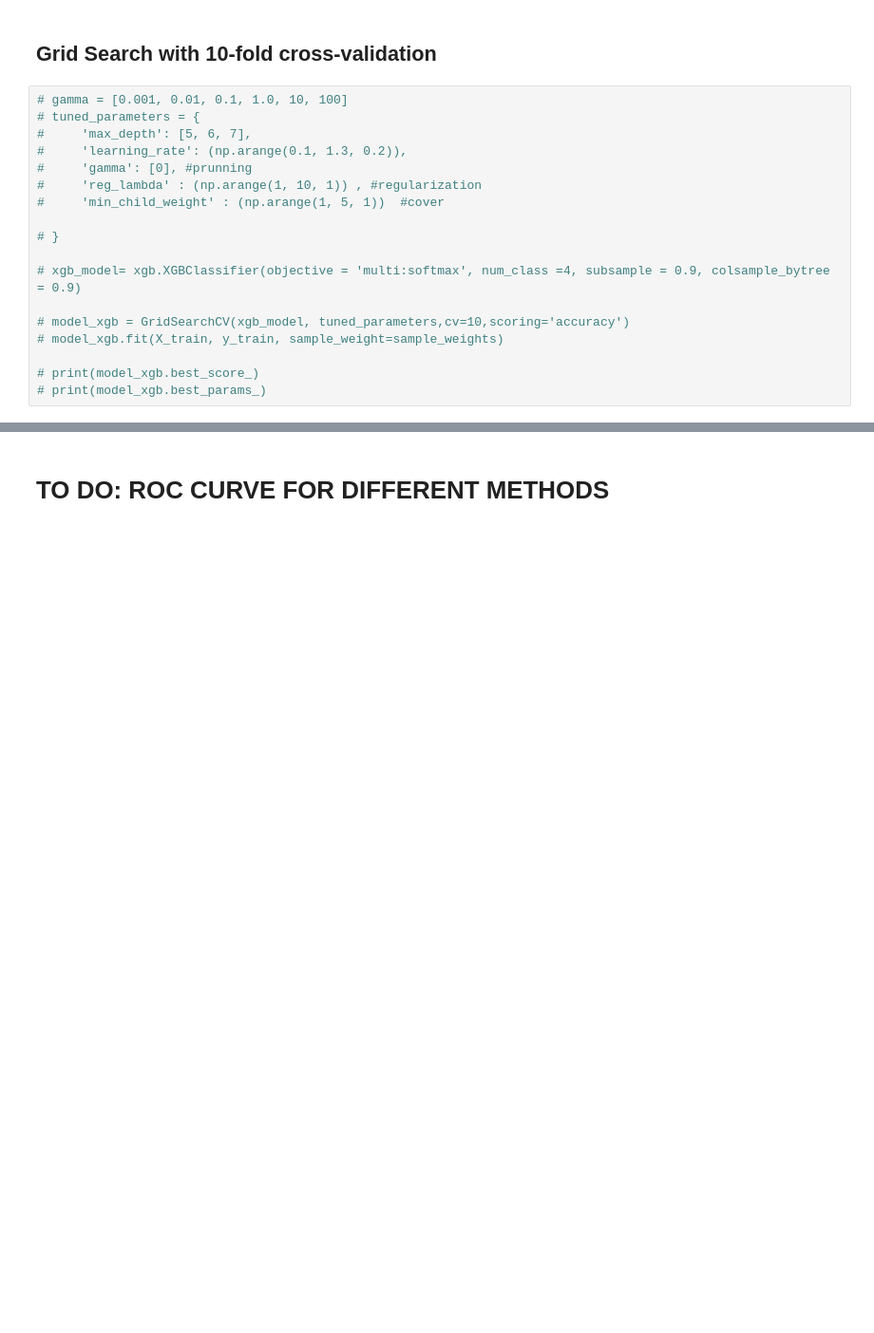
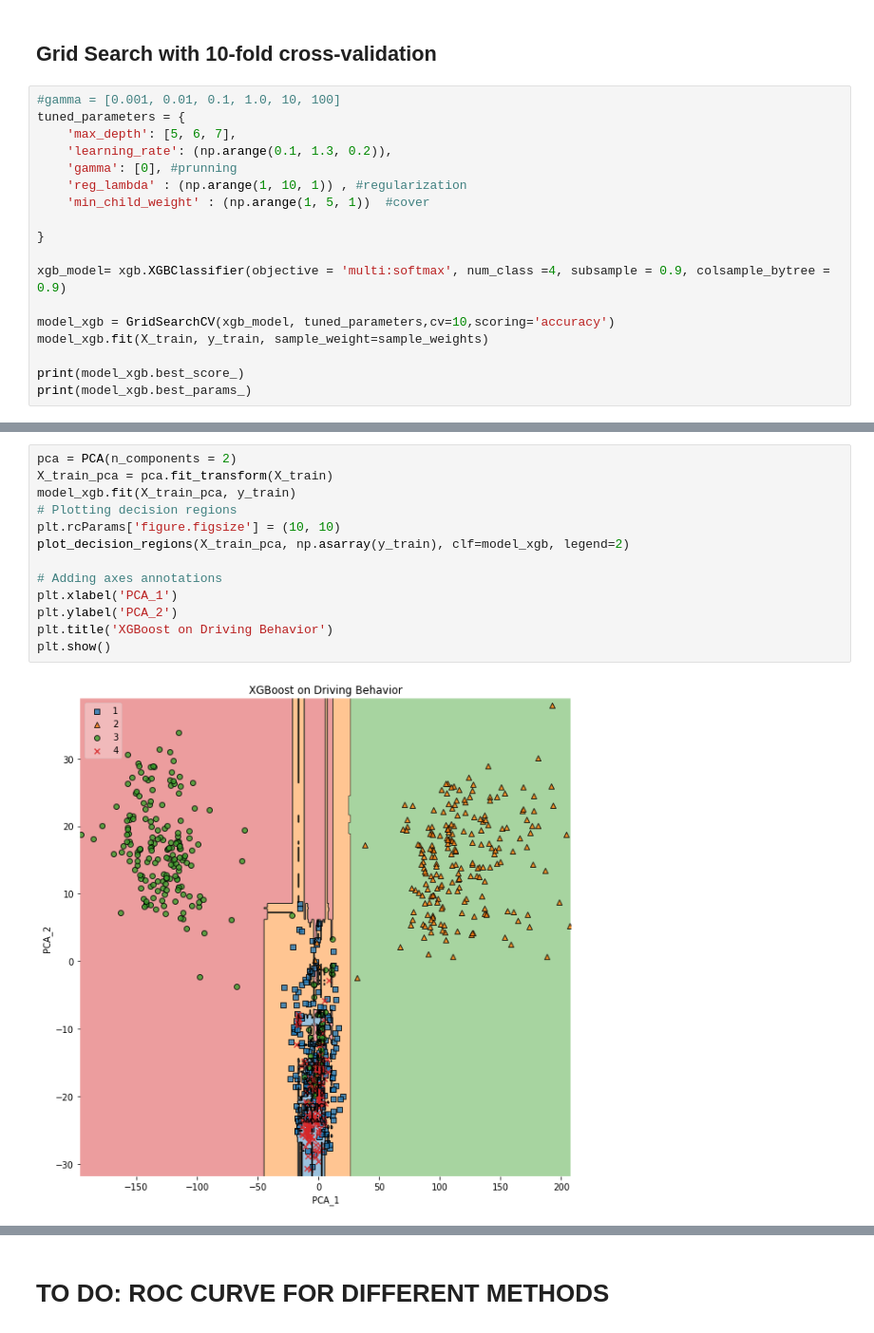
Before and after one commit to monikachudyba/MachineLearningProjects, a Jupyter notebook: Driving Behavior Dataset.ipynb, the cells around one changed output, grey strips where cells are left out. Shown at 95% size. Cells and saved outputs as stored; diff of their text form; blank space fills up the shorter version.

```diff
--- a/Driving Behavior Dataset.ipynb
+++ b/Driving Behavior Dataset.ipynb
@@ -824,20 +826,20 @@ Text(0, 0.5, 'Cross-Validated Accuracy')
 # %% [markdown]
 ## Grid Search with 10-fold cross-validation
 # %%
-# gamma = [0.001, 0.01, 0.1, 1.0, 10, 100]
-# tuned_parameters = {
-#     'max_depth': [5, 6, 7],
-#     'learning_rate': (np.arange(0.1, 1.3, 0.2)),
-#     'gamma': [0], #prunning
-#     'reg_lambda' : (np.arange(1, 10, 1)) , #regularization
-#     'min_child_weight' : (np.arange(1, 5, 1))  #cover
+#gamma = [0.001, 0.01, 0.1, 1.0, 10, 100]
+tuned_parameters = {
+    'max_depth': [5, 6, 7],
+    'learning_rate': (np.arange(0.1, 1.3, 0.2)),
+    'gamma': [0], #prunning
+    'reg_lambda' : (np.arange(1, 10, 1)) , #regularization
+    'min_child_weight' : (np.arange(1, 5, 1))  #cover
 
-# }
+}
 
-# xgb_model= xgb.XGBClassifier(objective = 'multi:softmax', num_class =4, subsample = 0.9, colsample_bytree = 0.9)
+xgb_model= xgb.XGBClassifier(objective = 'multi:softmax', num_class =4, subsample = 0.9, colsample_bytree = 0.9)
 
-# model_xgb = GridSearchCV(xgb_model, tuned_parameters,cv=10,scoring='accuracy')
-# model_xgb.fit(X_train, y_train, sample_weight=sample_weights)
+model_xgb = GridSearchCV(xgb_model, tuned_parameters,cv=10,scoring='accuracy')
+model_xgb.fit(X_train, y_train, sample_weight=sample_weights)
 
-# print(model_xgb.best_score_)
-# print(model_xgb.best_params_)
+print(model_xgb.best_score_)
+print(model_xgb.best_params_)
@@ -843,0 +852,15 @@ Text(0, 0.5, 'Cross-Validated Accuracy')
+# %%
+pca = PCA(n_components = 2)
+X_train_pca = pca.fit_transform(X_train)
+model_xgb.fit(X_train_pca, y_train)
+# Plotting decision regions
+plt.rcParams['figure.figsize'] = (10, 10)
+plot_decision_regions(X_train_pca, np.asarray(y_train), clf=model_xgb, legend=2)
+
+# Adding axes annotations
+plt.xlabel('PCA_1')
+plt.ylabel('PCA_2')
+plt.title('XGBoost on Driving Behavior')
+plt.show()
+# %% [output]
+[figure, added]
```
Also changed, not shown: parts of 8 cells of this notebook.
